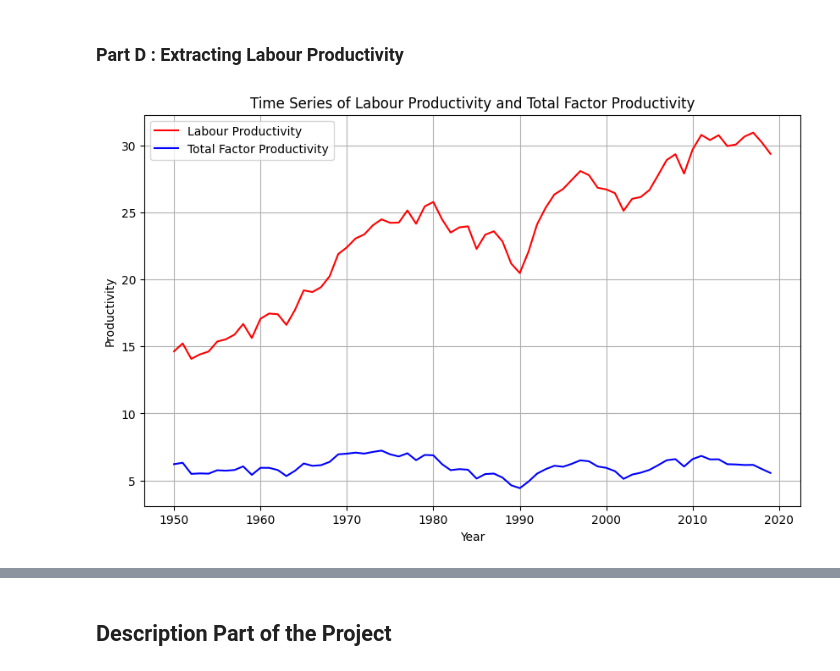
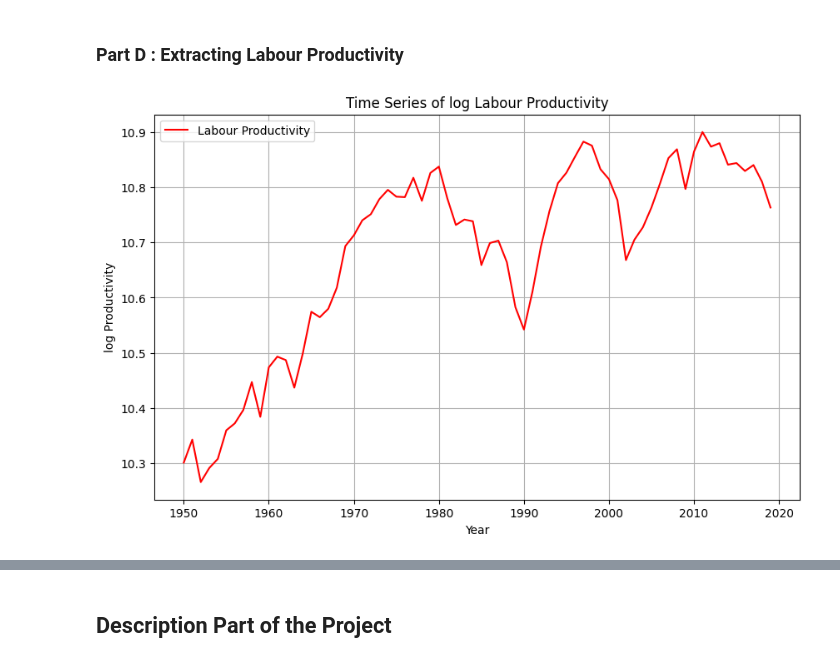
Before and after one commit to andreheeshaojun/EC2B1-Coursework, a Jupyter notebook: Section A/Section-A-Code.ipynb, the cells around one changed output, grey strips where cells are left out. Drawn from its saved outputs; the diff is of its cells as text; code cells hidden in the pictures.

```diff
--- a/Section A/Section-A-Code.ipynb
+++ b/Section A/Section-A-Code.ipynb
@@ -349,14 +352,17 @@ alpha = 0.3
 
 filtered_df.reset_index(drop=True).columns
 
-h = "Human capital index, based on years of schooling and returns to education; see Human capital in PWT9."
+# h = "Human capital index, based on years of schooling and returns to education; see Human capital in PWT9."
 Y = "Real GDP at constant 2017 national prices (in mil. 2017US$)"
 K = "Capital stock at constant 2017 national prices (in mil. 2017US$)"
 l = "Number of persons engaged (in millions)"
 avh = "Average annual hours worked by persons engaged"
 
-# Use apply function to calculate TFP for each row based on the values in the columns
-filtered_df['A (TFP)'] = filtered_df.apply(lambda row: (row[h] * row[l] * row[avh]) ** -1 * (row[Y] * (row[K] ** -alpha)) ** (1 / (1 - alpha)), axis=1)
+# Use apply function to calculate TFP for each row based on the values in the columns. We define labour as the product of the number of persons engaged and average annual hours worked.
+filtered_df['log A (Total Factor Productivity)'] = filtered_df.apply(
+    lambda row: row[Y] / (row[K] ** alpha * (row[l] * row[avh]) ** (1 - alpha)),
+    axis=1
+).apply(np.log)  # Take the natural logarithm of the TFP values
 
 filtered_df
 # %% [output]
@@ -377,17 +383,14 @@ filtered_df
 #### Plotting a time-series for TFP
 # %%
 # Express the TFP as a value relative to the first year where 1950 is 100
-filtered_df['A (TFP) Relative'] = 100 * filtered_df['A (TFP)'] / filtered_df.loc[filtered_df['Year'].dt.year == 1950, 'A (TFP)'].values[0]
+# filtered_df['A (TFP) Relative'] = 100 * filtered_df['A (TFP)'] / filtered_df.loc[filtered_df['Year'].dt.year == 1960, 'A (TFP)'].values[0]
 
 
 # Create a time-series graph plotting the TFP over time
 plt.figure(figsize=(10, 6))
-plt.plot(filtered_df['Year'], filtered_df['A (TFP) Relative'], color='blue', linestyle='-')
+plt.plot(filtered_df['Year'], filtered_df['log A (Total Factor Productivity)'], color='blue', linestyle='-')
 plt.xlabel('Year')
-plt.ylabel('Total Factor Productivity (A)')
-plt.title('Time Series of Total Factor Productivity')
+plt.ylabel('log Total Factor Productivity (A)')
+plt.title('Time Series of log Total Factor Productivity')
 plt.grid(True)
-# Add horizontal line at Y = 100
-plt.axhline(y=100, color='r', linestyle='--')
-plt.show()
 # %% [output]
@@ -493,18 +619,17 @@ year
 # %% [markdown]
 ### Part D : Extracting Labour Productivity
 # %%
-# I want to create a new column in the DataFrame that calculates the labour productivity which is the ratio of Y/L
-filtered_df['Labour Productivity'] = filtered_df['Real GDP at constant 2017 national prices (in mil. 2017US$)'] / (filtered_df['Number of persons engaged (in millions)'] * filtered_df['Average annual hours worked by persons engaged'])
+filtered_df['Labour Productivity'] = np.log(filtered_df['Real GDP at constant 2017 national prices (in mil. 2017US$)'] / (filtered_df['Number of persons engaged (in millions)']))
 
 # Plot a time series graph of labour productivity and total factor productivity, normalise y-values using log
 plt.figure(figsize=(10, 6))
 plt.plot(filtered_df['Year'], filtered_df['Labour Productivity'], color='red', linestyle='-', label='Labour Productivity')
-plt.plot(filtered_df['Year'], filtered_df['A (TFP)'], color='blue', linestyle='-', label='Total Factor Productivity')
+#plt.plot(filtered_df['Year'], filtered_df['A (TFP) Relative'], color='blue', linestyle='-', label='Total Factor Productivity')
 plt.xlabel('Year')
-plt.ylabel('Productivity')
-plt.title('Time Series of Labour Productivity and Total Factor Productivity')
+plt.ylabel('log Productivity')
+plt.title('Time Series of log Labour Productivity')
 plt.legend()
 plt.grid(True)
 plt.show()
 # %% [output]
-[figure, old version]
+[figure, new version]
```
Also changed, not shown: parts of 19 cells of this notebook, 1 other file.
